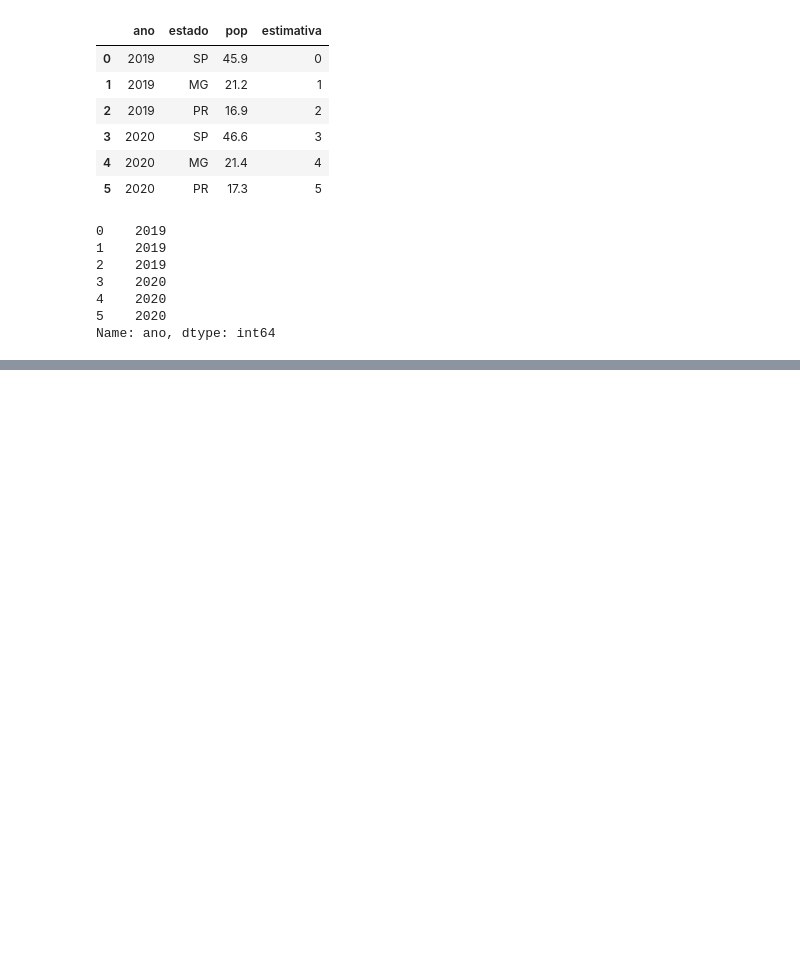
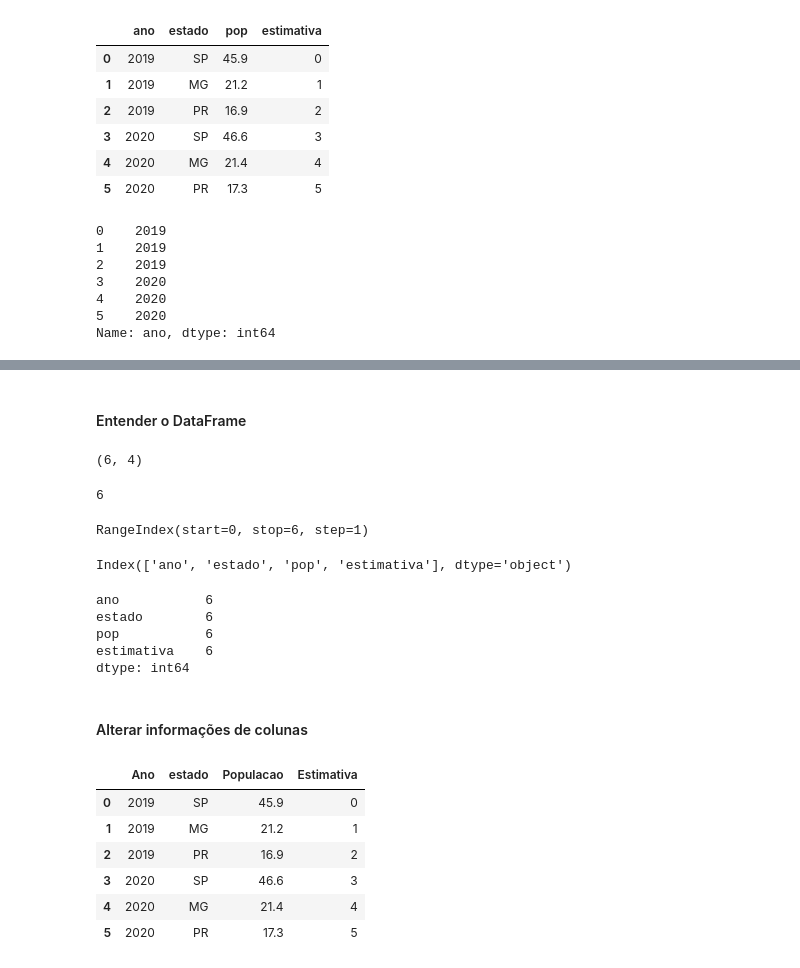
Before and after one commit to hgatoma/projecto-ds-01, a Jupyter notebook: ds-project-one.ipynb, the cells around one changed output, grey strips where cells are left out. Saved outputs shown, nothing was run; the diff lists cells and outputs as text; code cells hidden in the pictures; blank space fills up the shorter version.

```diff
--- a/ds-project-one.ipynb
+++ b/ds-project-one.ipynb
@@ -496,0 +521,39 @@ Name: ano, dtype: int64
+# %% [markdown]
+#### Entender o DataFrame
+# %%
+df2.shape
+# %% [output]
+(6, 4)
+# %%
+df2.shape[0]
+# %% [output]
+6
+# %%
+df2.index
+# %% [output]
+RangeIndex(start=0, stop=6, step=1)
+# %%
+df2.columns
+# %% [output]
+Index(['ano', 'estado', 'pop', 'estimativa'], dtype='object')
+# %%
+df2.count()
+# %% [output]
+ano           6
+estado        6
+pop           6
+estimativa    6
+dtype: int64
+# %% [markdown]
+#### Alterar informações de colunas
+# %%
+df2.columns = ['Ano', 'estado', 'Populacao', 'Estimativa']
+df2
+# %% [output]
+|  | Ano | estado | Populacao | Estimativa |
+| 0 | 2019 | SP | 45.9 | 0 |
+| 1 | 2019 | MG | 21.2 | 1 |
+| 2 | 2019 | PR | 16.9 | 2 |
+| 3 | 2020 | SP | 46.6 | 3 |
+| 4 | 2020 | MG | 21.4 | 4 |
+| 5 | 2020 | PR | 17.3 | 5 |
```
Also changed, not shown: parts of 25 cells of this notebook.
